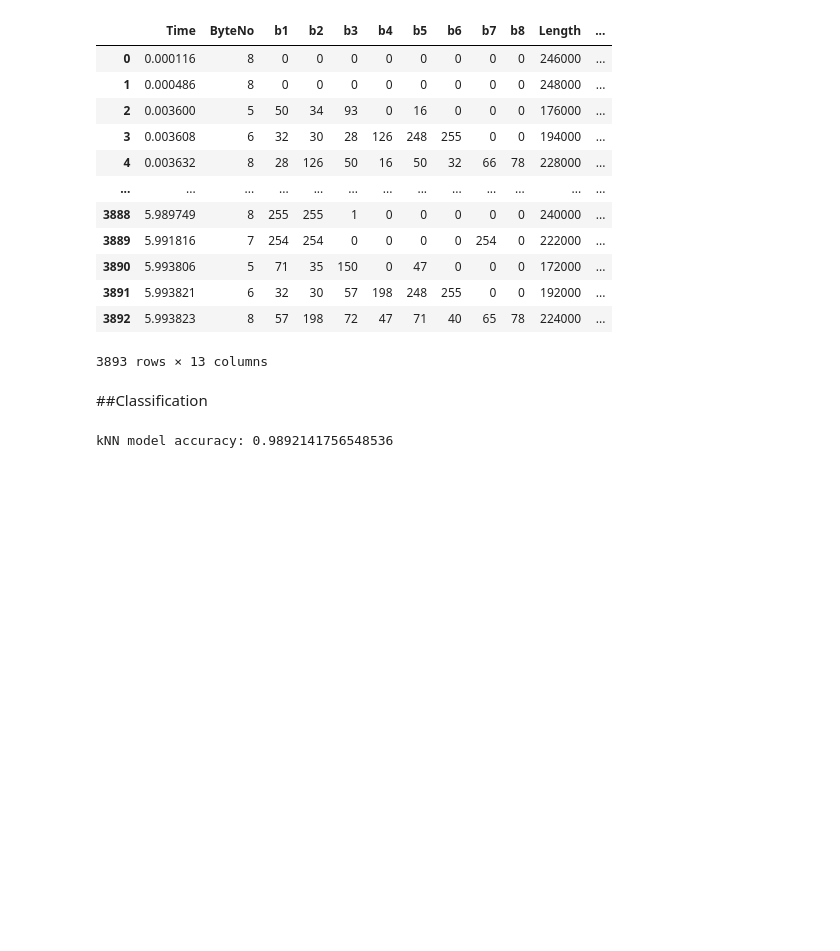
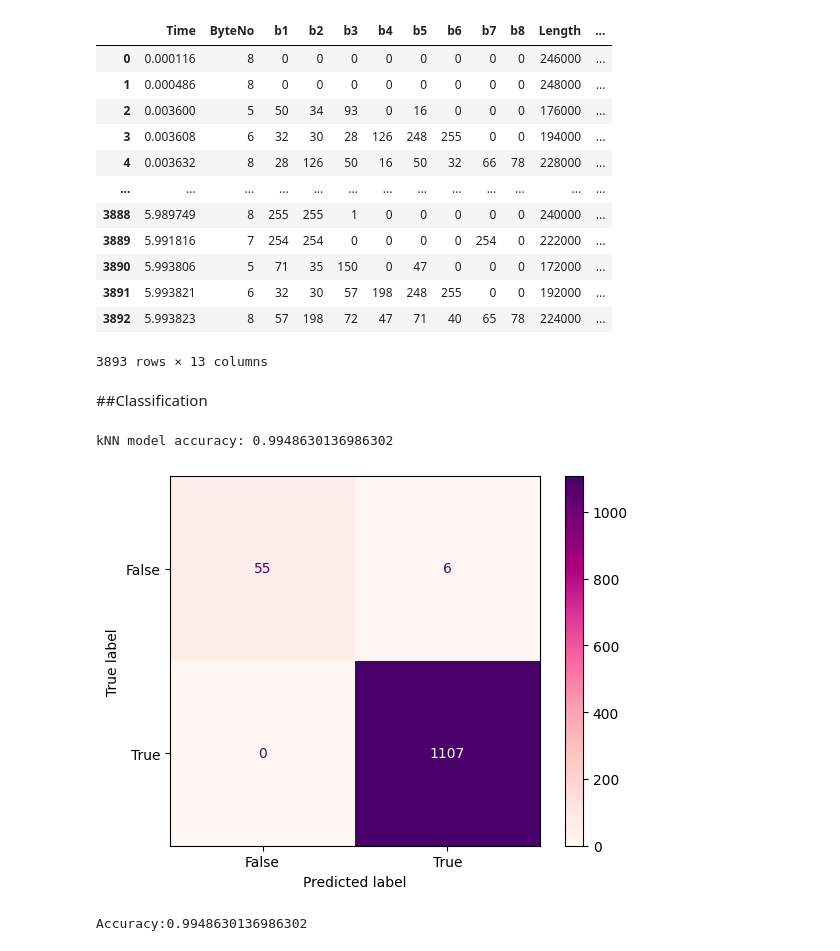
Before and after one commit to nicoletavoinea/BachelorProject, a Jupyter notebook: bachelor_project/GoogleColab/CANAttacksDetection.ipynb, the cells around one changed output. Saved outputs shown, nothing was run; the diff lists cells and outputs as text; code cells hidden in the pictures; blank space fills up the shorter version.

Commit message:
Added KNN classification, confusion matrix and other metrics

```diff
--- a/bachelor_project/GoogleColab/CANAttacksDetection.ipynb
+++ b/bachelor_project/GoogleColab/CANAttacksDetection.ipynb
@@ -139,9 +141,22 @@ from sklearn import metrics
 # %%
-X_train, X_test, y_train, y_test = train_test_split(data, labels, test_size=0.5, random_state=0)
+X_train, X_test, y_train, y_test = train_test_split(data, labels, test_size=0.3, random_state=0)
 # %%
 knn = KNeighborsClassifier(n_neighbors=3)
 knn.fit(X_train, y_train)
 y_pred = knn.predict(X_test)
 print("kNN model accuracy:", metrics.accuracy_score(y_test, y_pred))
 # %% [output]
-kNN model accuracy: 0.9892141756548536
+kNN model accuracy: 0.9948630136986302
+# %%
+confusion_matrix = metrics.confusion_matrix(y_test, y_pred)
+true_negative=confusion_matrix[0][0]
+false_positive=confusion_matrix[0][1]
+false_negative=confusion_matrix[1][0]
+true_positive=confusion_matrix[1][1]
+# %%
+cmap=plt.get_cmap('RdPu')
+cm_display = metrics.ConfusionMatrixDisplay(confusion_matrix = confusion_matrix, display_labels = [False, True])
+cm_display.plot(cmap=cmap)
+plt.show()
+# %% [output]
+[figure, added]
@@ -147,0 +177,4 @@ kNN model accuracy: 0.9892141756548536
+# %%
+print('Accuracy:'+ str(ACC))
+# %% [output]
+Accuracy:0.9948630136986302
```
Also changed, not shown: parts of 3 cells of this notebook.
